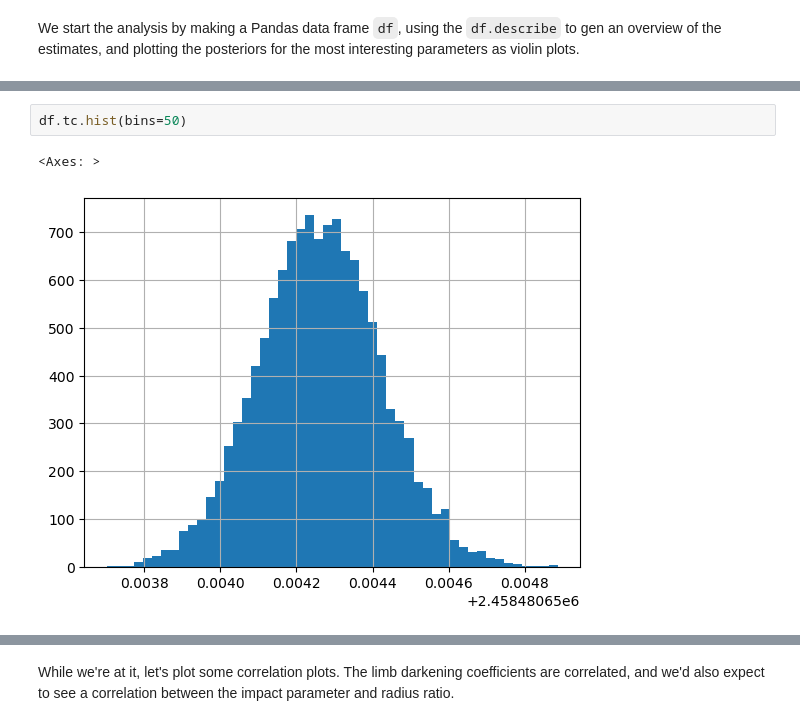
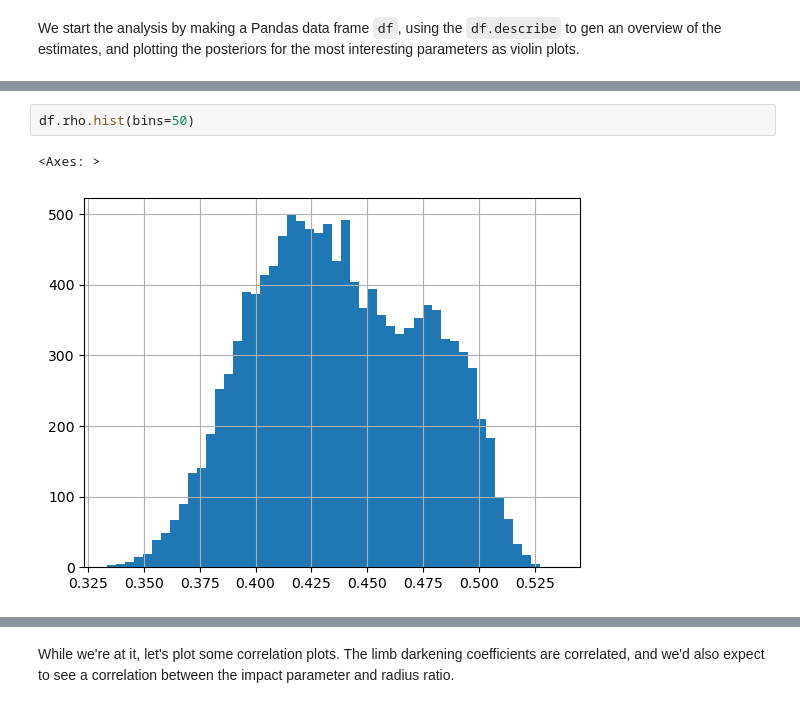
Before and after one commit to alejandrorro-droid/exoexo_2526, a Jupyter notebook: 02_transit_analysis.ipynb, the cells around one changed output, grey strips where cells are left out. Saved outputs shown, nothing was run; the diff lists cells and outputs as text.

```diff
--- a/02_transit_analysis.ipynb
+++ b/02_transit_analysis.ipynb
@@ -167,8 +172,8 @@ df.describe()
 # %%
-df.tc.hist(bins=50)
+df.rho.hist(bins=50)
 # %% [output]
 <Axes: >
-[figure, old version]
+[figure, new version]
 # %%
 fig, axs = subplots(1,4, figsize=(13,3))
 pars = 'tc rho b k'.split()
```
Also changed, not shown: parts of 15 cells of this notebook.
